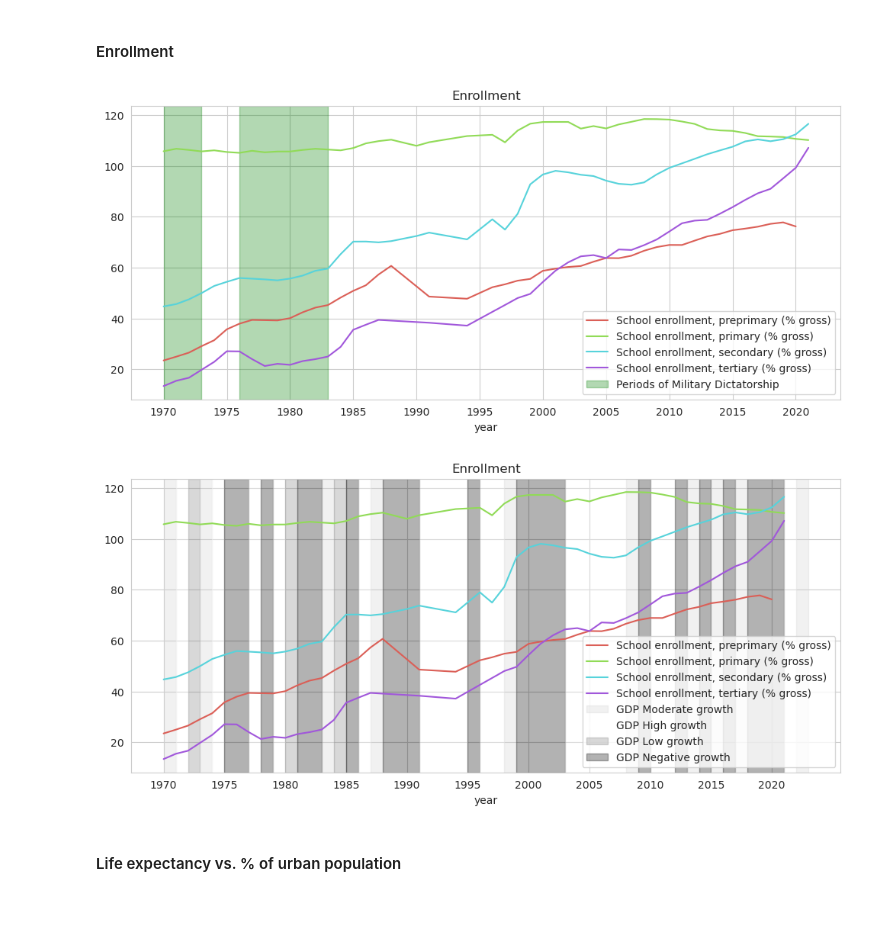
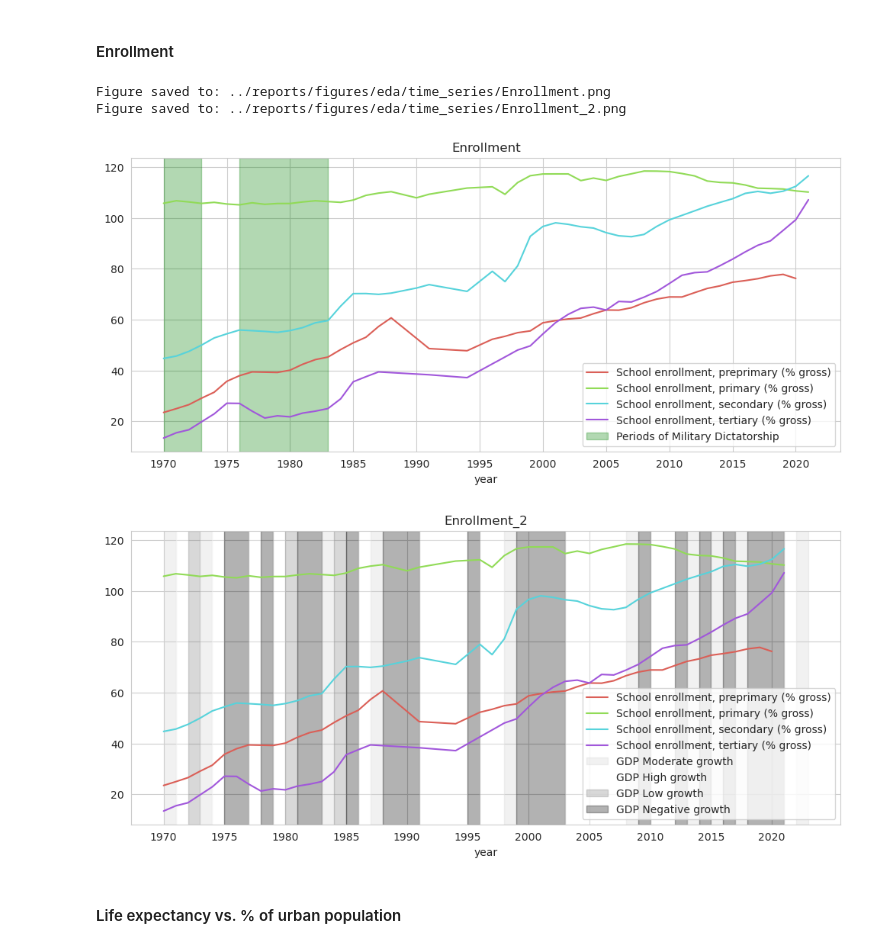
Before and after one commit to alejo-cuello/research-on-argentina, a Jupyter notebook: notebooks/0.1-alejo-explore_data.ipynb, the cells around one changed output. Cells and saved outputs as stored; diff of their text form; code cells hidden in the pictures; blank space fills up the shorter version.

```diff
--- a/notebooks/0.1-alejo-explore_data.ipynb
+++ b/notebooks/0.1-alejo-explore_data.ipynb
@@ -898,16 +909,18 @@ time_series(arg_di_df_best_cases, x='year', y=["sp_pop_0014_to_zs","sp_pop_1564_
 # %%
 plot_labels = [
     get_indicator_name("se_pre_enrr",True),
     get_indicator_name("se_prm_enrr",True),
     get_indicator_name("se_sec_enrr",True),
     get_indicator_name("se_ter_enrr",True)
 ]
 
-time_series(arg_di_df_best_cases, x='year', y=["se_pre_enrr","se_prm_enrr","se_sec_enrr","se_ter_enrr"], plot_labels=plot_labels, title="Enrollment")
-time_series(arg_di_df_best_cases, x='year', y=["se_pre_enrr","se_prm_enrr","se_sec_enrr","se_ter_enrr"], plot_labels=plot_labels, background_colors="gdp_growth", title="Enrollment")
+time_series(arg_di_df_best_cases, x='year', y=["se_pre_enrr","se_prm_enrr","se_sec_enrr","se_ter_enrr"], plot_labels=plot_labels, title="Enrollment", is_save_figure=True)
+time_series(arg_di_df_best_cases, x='year', y=["se_pre_enrr","se_prm_enrr","se_sec_enrr","se_ter_enrr"], plot_labels=plot_labels, background_colors="gdp_growth", title="Enrollment"+"_2", is_save_figure=True)
 # %% [output]
+Figure saved to: ../reports/figures/eda/time_series/Enrollment.png
+Figure saved to: ../reports/figures/eda/time_series/Enrollment_2.png
 [figure]
-[figure, old version]
+[figure, new version]
 # %% [markdown]
 #### Life expectancy vs. % of urban population
 # %%
```
Also changed, not shown: parts of 18 cells of this notebook, 2 other files.
